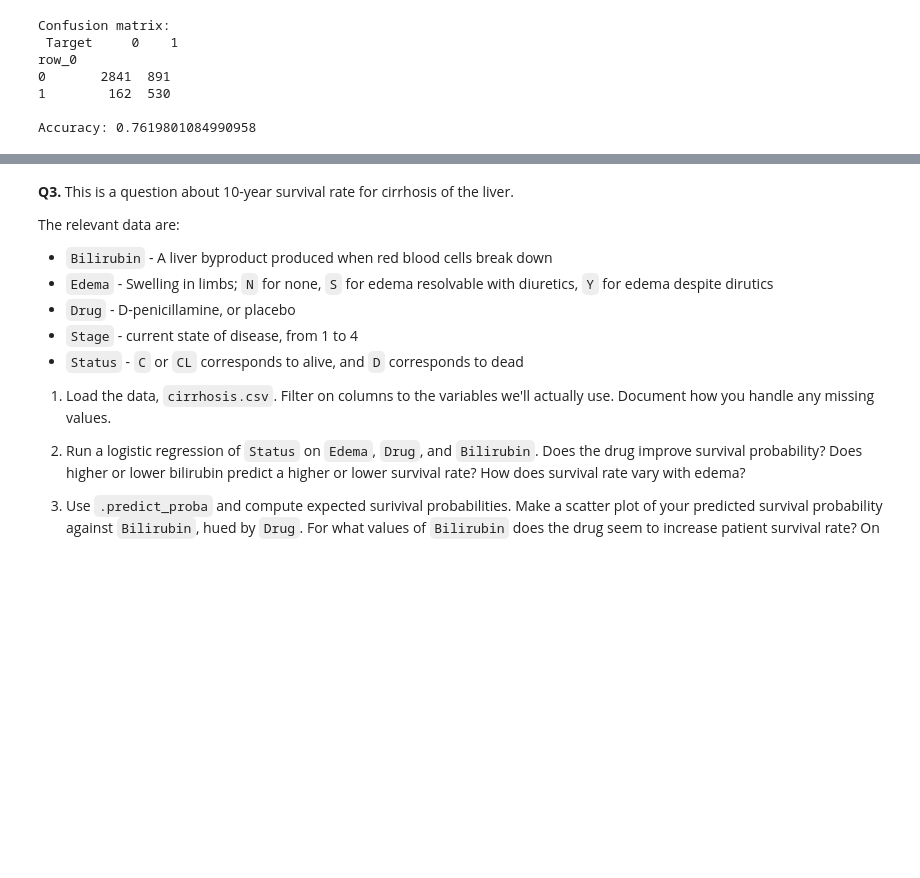
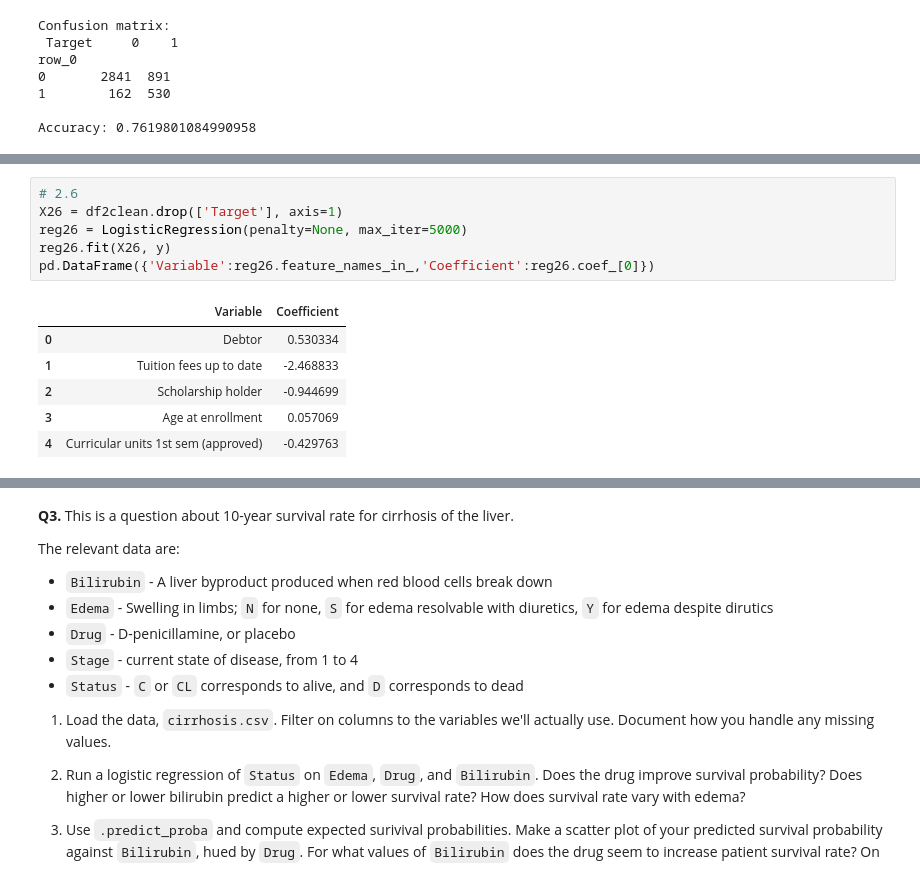
Before and after one commit to natchan19/undergrad_ml_assignments, a Jupyter notebook: 05_assignment_glm.ipynb, the cells around one changed output, grey strips where cells are left out. Cells and saved outputs as stored; diff of their text form; blank space fills up the shorter version.

```diff
--- a/05_assignment_glm.ipynb
+++ b/05_assignment_glm.ipynb
@@ -158,0 +178,13 @@ Accuracy: 0.7619801084990958
+# %%
+# 2.6
+X26 = df2clean.drop(['Target'], axis=1)
+reg26 = LogisticRegression(penalty=None, max_iter=5000)
+reg26.fit(X26, y)
+pd.DataFrame({'Variable':reg26.feature_names_in_,'Coefficient':reg26.coef_[0]})
+# %% [output]
+|  | Variable | Coefficient |
+| 0 | Debtor | 0.530334 |
+| 1 | Tuition fees up to date | -2.468833 |
+| 2 | Scholarship holder | -0.944699 |
+| 3 | Age at enrollment | 0.057069 |
+| 4 | Curricular units 1st sem (approved) | -0.429763 |
```
Also changed, not shown: parts of 4 cells of this notebook.
